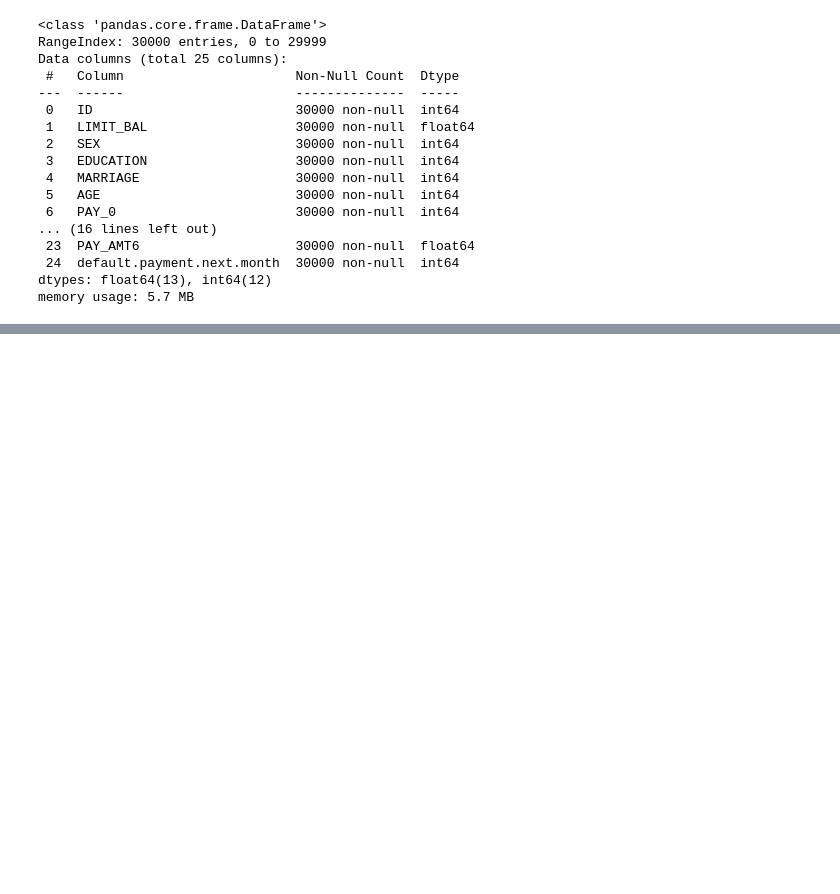
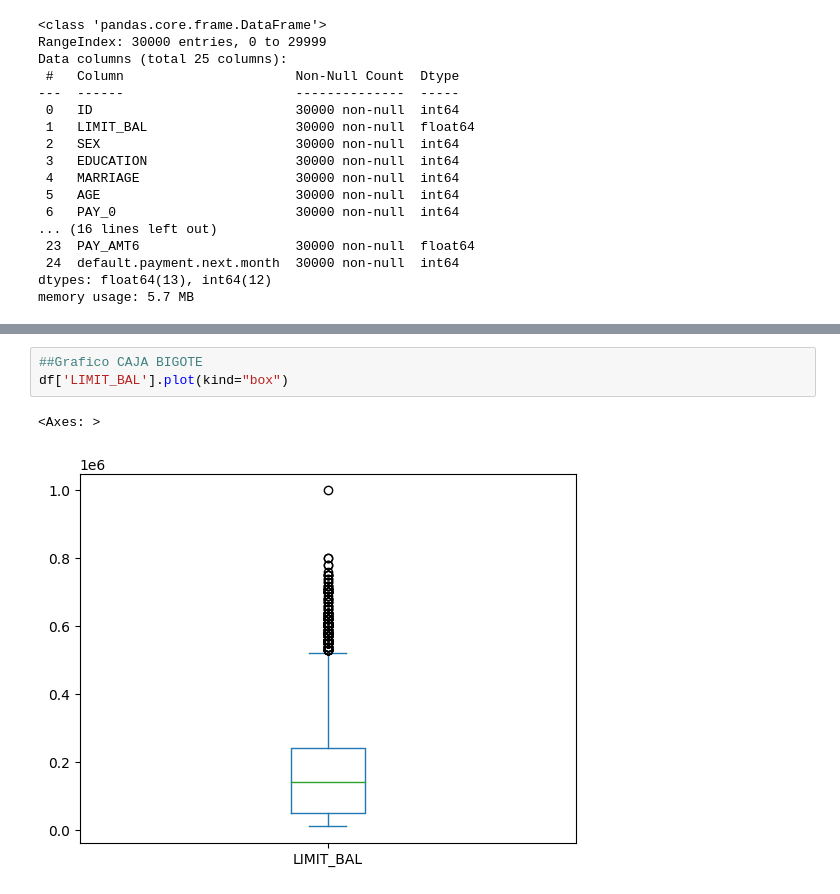
Before and after one commit to ovelasqu/Tarea_Alkemy, a Jupyter notebook: Notebook.ipynb, the cells around one changed output, grey strips where cells are left out. Saved outputs shown, nothing was run; the diff lists cells and outputs as text; blank space fills up the shorter version.

```diff
--- a/Notebook.ipynb
+++ b/Notebook.ipynb
@@ -52,0 +67,6 @@ memory usage: 5.7 MB
+# %%
+##Grafico CAJA BIGOTE
+df['LIMIT_BAL'].plot(kind="box")
+# %% [output]
+<Axes: >
+[figure, added]
```
Also changed, not shown: parts of 12 cells of this notebook, 1 other file.
